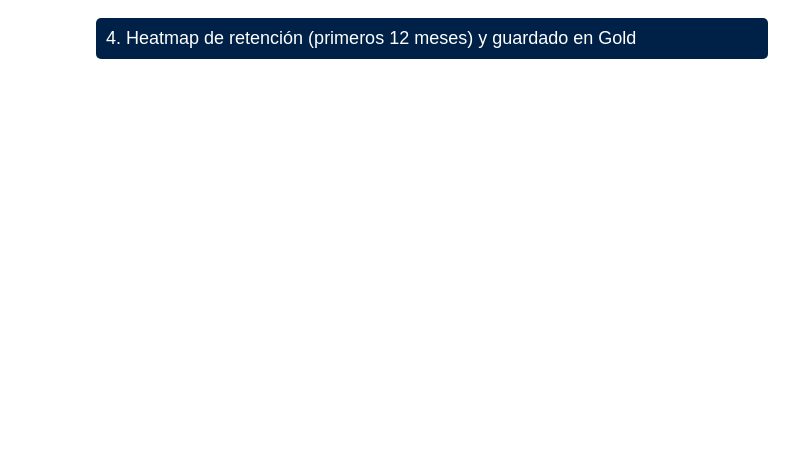
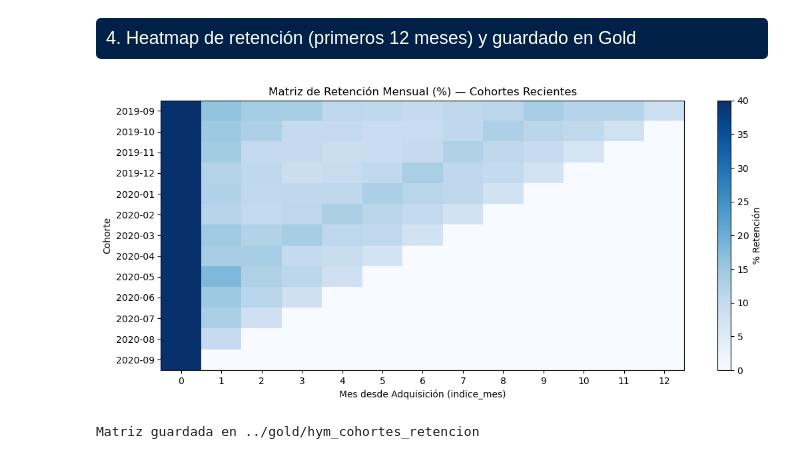
Before and after one commit to jack-jimenes/unmsm-bi-grupo3-pyspark, a Jupyter notebook: Labos/HyM/lab13/04_cohortes_hym_pyspark.ipynb, the cells around one changed output. Saved outputs shown, nothing was run; the diff lists cells and outputs as text; code cells hidden in the pictures; blank space fills up the shorter version.

Commit message:
feat: ejecutar modelo de cohortes Lab13 con fix de Decimal en heatmap

```diff
--- a/Labos/HyM/lab13/04_cohortes_hym_pyspark.ipynb
+++ b/Labos/HyM/lab13/04_cohortes_hym_pyspark.ipynb
@@ -91,26 +111,30 @@ df_cohortes.filter(F.col("indice_mes").between(0, 6)).show(15, truncate=False)
 # %%
 pdf_mat = (
     df_cohortes
     .filter((F.col("cohorte") >= "2019-09") & (F.col("indice_mes").between(0, 12)))
     .select("cohorte", "indice_mes", "tasa_retencion_pct")
     .toPandas()
     .pivot(index="cohorte", columns="indice_mes", values="tasa_retencion_pct")
+    .astype(float)
 )
 
 fig, ax = plt.subplots(figsize=(11, 5))
 im = ax.imshow(pdf_mat.fillna(0).values, aspect="auto", cmap="Blues", vmin=0, vmax=40)
 ax.set_yticks(range(len(pdf_mat.index)))
 ax.set_yticklabels(pdf_mat.index)
 ax.set_xticks(range(len(pdf_mat.columns)))
 ax.set_xticklabels(pdf_mat.columns)
 ax.set_xlabel("Mes desde Adquisición (indice_mes)")
 ax.set_ylabel("Cohorte")
 ax.set_title("Matriz de Retención Mensual (%) — Cohortes Recientes")
 fig.colorbar(im, ax=ax, label="% Retención")
 plt.tight_layout()
 plt.show()
 
 df_cohortes.write.mode("overwrite").parquet(f"{GOLD}/hym_cohortes_retencion")
 print(f"Matriz guardada en {GOLD}/hym_cohortes_retencion")
+# %% [output]
+[figure, added]
+Matriz guardada en ../gold/hym_cohortes_retencion
 # %%
 spark.stop()
```
Also changed, not shown: parts of 2 cells of this notebook.
